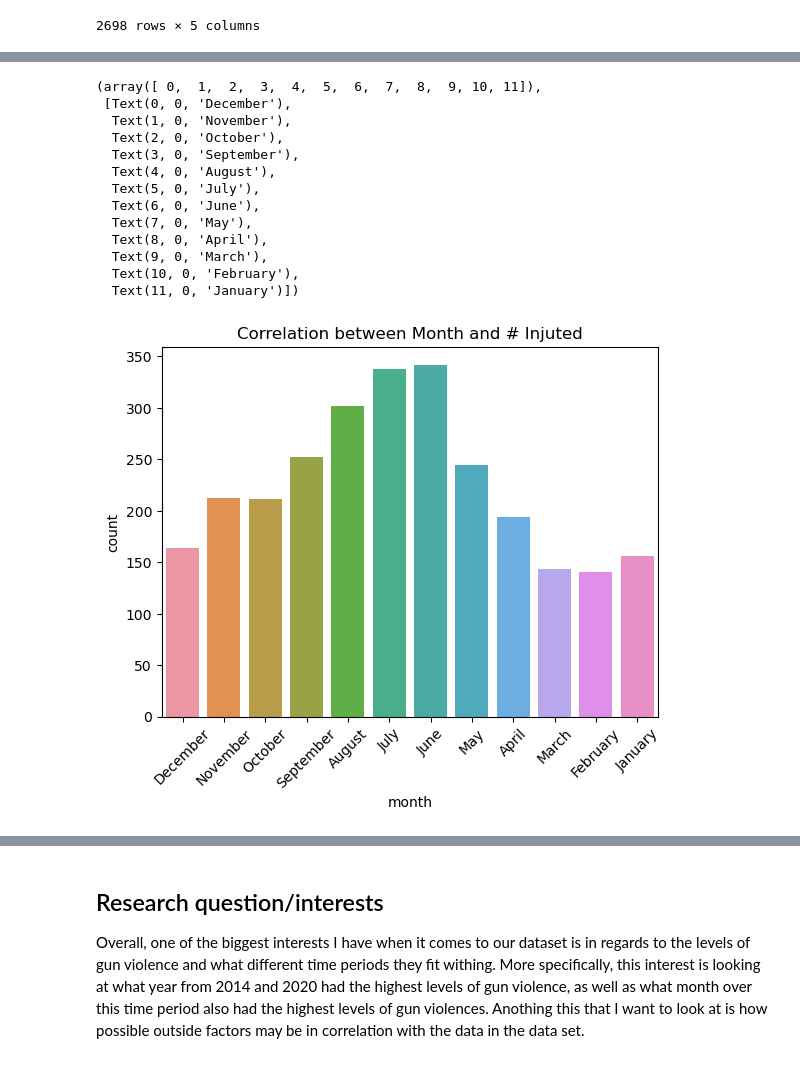
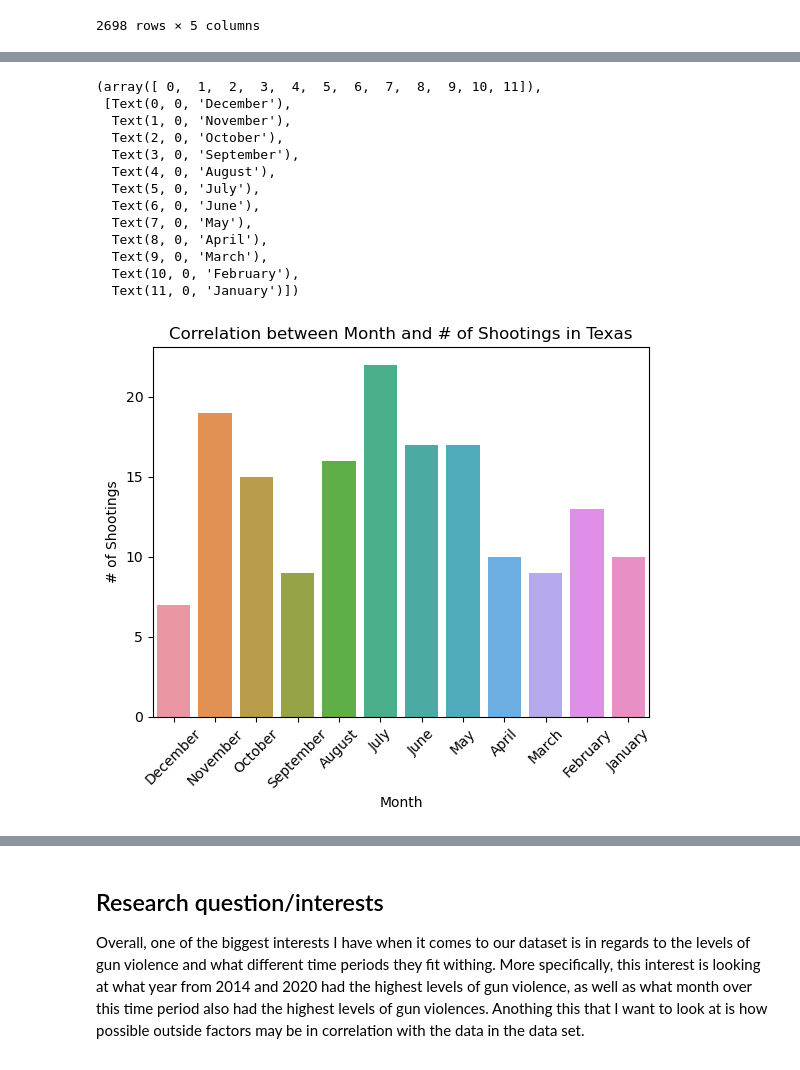
Before and after one commit to ubco-W2022T1-cosc301/project-group39, a Jupyter notebook: notebooks/analysis2.ipynb, the cells around one changed output, grey strips where cells are left out. Cells and saved outputs as stored; diff of their text form; code cells hidden in the pictures.

```diff
--- a/notebooks/analysis2.ipynb
+++ b/notebooks/analysis2.ipynb
@@ -396,21 +401,21 @@ plt.xticks(rotation=45)
 # %%
-# plot showing correlation between number injured and month
-df_iandm = df_idx[['injured','month']]
-df_iandm_plot = sns.countplot(data=df_iandm, x='month')
-df_iandm_plot.set(title="Correlation between Month and # Injured")
+df_tex = df_idx.loc[lambda x : x['state']=='Texas']
+df_tex_plot = sns.countplot(data=df_tex, x='month')
+df_tex_plot.set(title="Correlation between Month and # of Shootings in Texas", xlabel='Month', ylabel='# of Shootings')
+df_tex_plot
 plt.xticks(rotation=45)
 # %% [output]
 (array([ 0,  1,  2,  3,  4,  5,  6,  7,  8,  9, 10, 11]),
  [Text(0, 0, 'December'),
   Text(1, 0, 'November'),
   Text(2, 0, 'October'),
   Text(3, 0, 'September'),
   Text(4, 0, 'August'),
   Text(5, 0, 'July'),
   Text(6, 0, 'June'),
   Text(7, 0, 'May'),
   Text(8, 0, 'April'),
   Text(9, 0, 'March'),
   Text(10, 0, 'February'),
   Text(11, 0, 'January')])
-[figure, old version]
+[figure, new version]
```
Also changed, not shown: parts of 16 cells of this notebook.
